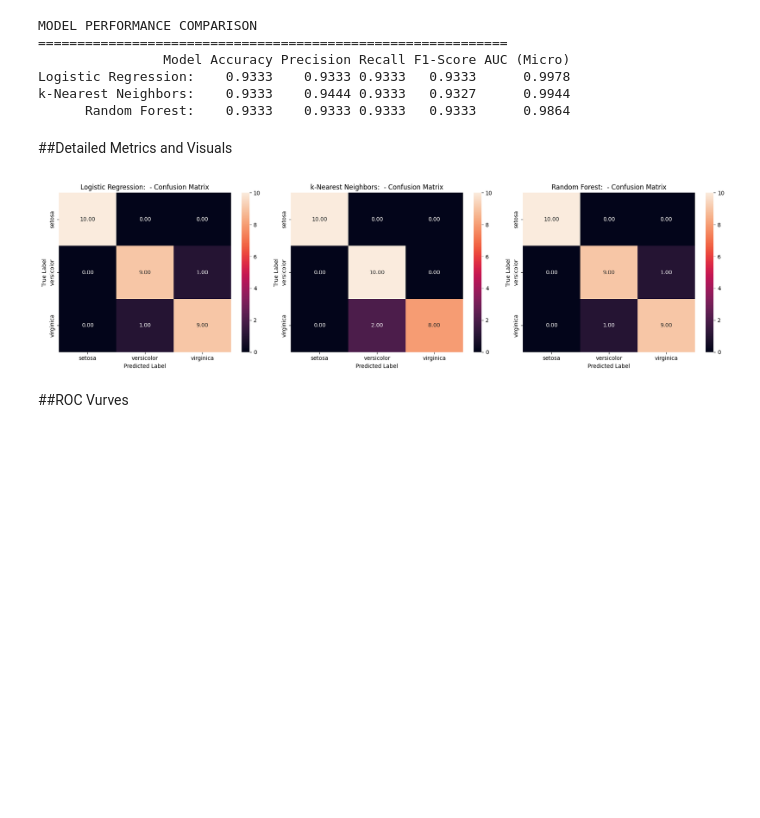
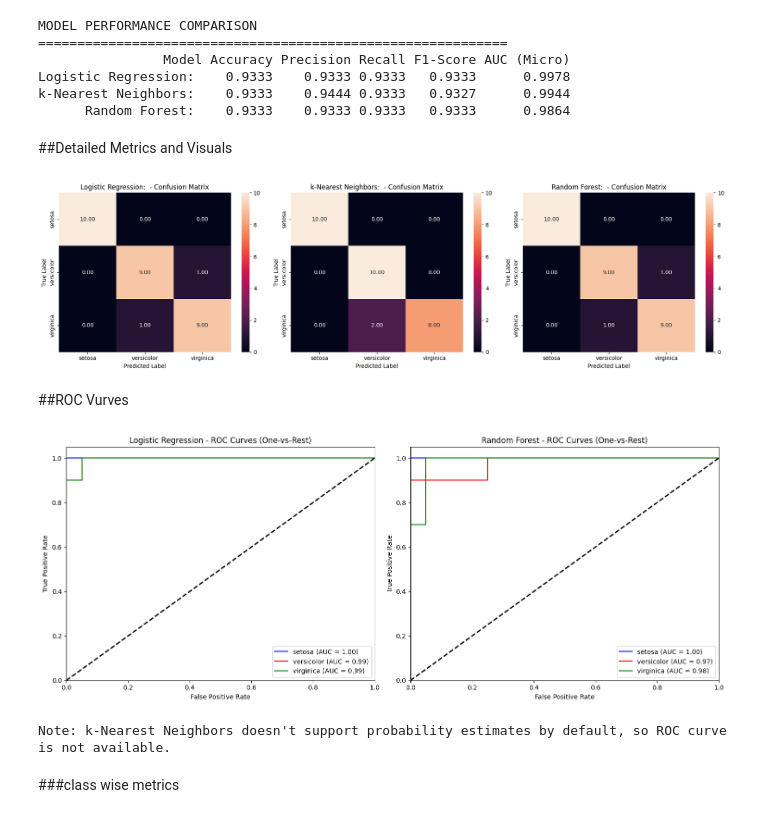
Before and after one commit to Sayso16/CISM-623-PRACTCAL-LAB-2, a Jupyter notebook: CISM_623_Practical_Lab_2_2025.ipynb, the cells around one changed output. Cells and saved outputs as stored; diff of their text form; code cells hidden in the pictures; blank space fills up the shorter version.

```diff
--- a/CISM_623_Practical_Lab_2_2025.ipynb
+++ b/CISM_623_Practical_Lab_2_2025.ipynb
@@ -423,6 +423,7 @@ for name, result in results.items():
   confusion_m = confusion_matrix(y_test, y_predic)
 
   #ROC curve and AUC
+  roc_data = {} # Dictionary to store fpr, tpr, and auc for each class and micro average
   if hasattr(result['model:'], 'predict_proba'):
     y_score = result['model:'].predict_proba(x_test)
 
@@ -438,11 +439,19 @@ for name, result in results.items():
     #micro_avearage ROC curve and ROC area
     fpr["micro"], tpr["micro"], _ = roc_curve(y_test_binarized.ravel(), y_score.ravel())
     roc_auc["micro"] = auc(fpr["micro"], tpr["micro"])
+
+    roc_data['fpr'] = fpr
+    roc_data['tpr'] = tpr
+    roc_data.update(roc_auc) # Add individual and micro AUCs to roc_data
+
   else:
     #for models without predict_parabola
-    roc_auc = {"micro": np.nan}
+    roc_data = {"micro": np.nan}
     for i in range(n_classes):
-      roc_auc[i] = np.nan
+      roc_data[i] = np.nan
+    roc_data['fpr'] = {i: [np.nan] for i in range(n_classes)} # Add placeholder for fpr
+    roc_data['tpr'] = {i: [np.nan] for i in range(n_classes)} # Add placeholder for tpr
+
 
   evaluation_results[name] = {
       'accuracy': accuracy,
@@ -450,7 +459,7 @@ for name, result in results.items():
       'recall': recall,
       'f1_score': f1,
       'confusion_matrix': confusion_m,
-      'roc_auc': roc_auc
+      'roc_auc': roc_data # Store the combined roc_data dictionary
   }
 
 # Create comparison table
@@ -494,3 +503,42 @@ plt.show()
 [figure]
 # %% [markdown]
 ##ROC Vurves
+# %%
+# Plot ROC curves for models that support predict_proba
+fig, axes = plt.subplots(1, 2, figsize=(15, 6))
+colors = ['blue', 'red', 'green']
+
+# Logistic Regression ROC
+lr_metrics = evaluation_results['Logistic Regression: ']
+for i, color in zip(range(n_classes), colors):
+    axes[0].plot(lr_metrics['roc_auc']['fpr'][i], lr_metrics['roc_auc']['tpr'][i], color=color, label=f'{iris.target_names[i]} (AUC = {lr_metrics["roc_auc"][i]:.2f})')
+
+axes[0].plot([0, 1], [0, 1], 'k--', lw=2)
+axes[0].set_xlim([0.0, 1.0])
+axes[0].set_ylim([0.0, 1.05])
+axes[0].set_xlabel('False Positive Rate')
+axes[0].set_ylabel('True Positive Rate')
+axes[0].set_title('Logistic Regression - ROC Curves (One-vs-Rest)')
+axes[0].legend(loc="lower right")
+
+# Random Forest ROC
+rf_metrics = evaluation_results['Random Forest: ']
+for i, color in zip(range(n_classes), colors):
+    axes[1].plot(rf_metrics['roc_auc']['fpr'][i], rf_metrics['roc_auc']['tpr'][i], color=color,label=f'{iris.target_names[i]} (AUC = {rf_metrics["roc_auc"][i]:.2f})')
+axes[1].plot([0, 1], [0, 1], 'k--', lw=2)
+axes[1].set_xlim([0.0, 1.0])
+axes[1].set_ylim([0.0, 1.05])
+axes[1].set_xlabel('False Positive Rate')
+axes[1].set_ylabel('True Positive Rate')
+axes[1].set_title('Random Forest - ROC Curves (One-vs-Rest)')
+axes[1].legend(loc="lower right")
+
+plt.tight_layout()
+plt.show()
+
+print("Note: k-Nearest Neighbors doesn't support probability estimates by default, so ROC curve is not available.")
+# %% [output]
+[figure, added]
+Note: k-Nearest Neighbors doesn't support probability estimates by default, so ROC curve is not available.
+# %% [markdown]
+###class wise metrics
```
Also changed, not shown: parts of 1 cell of this notebook.
